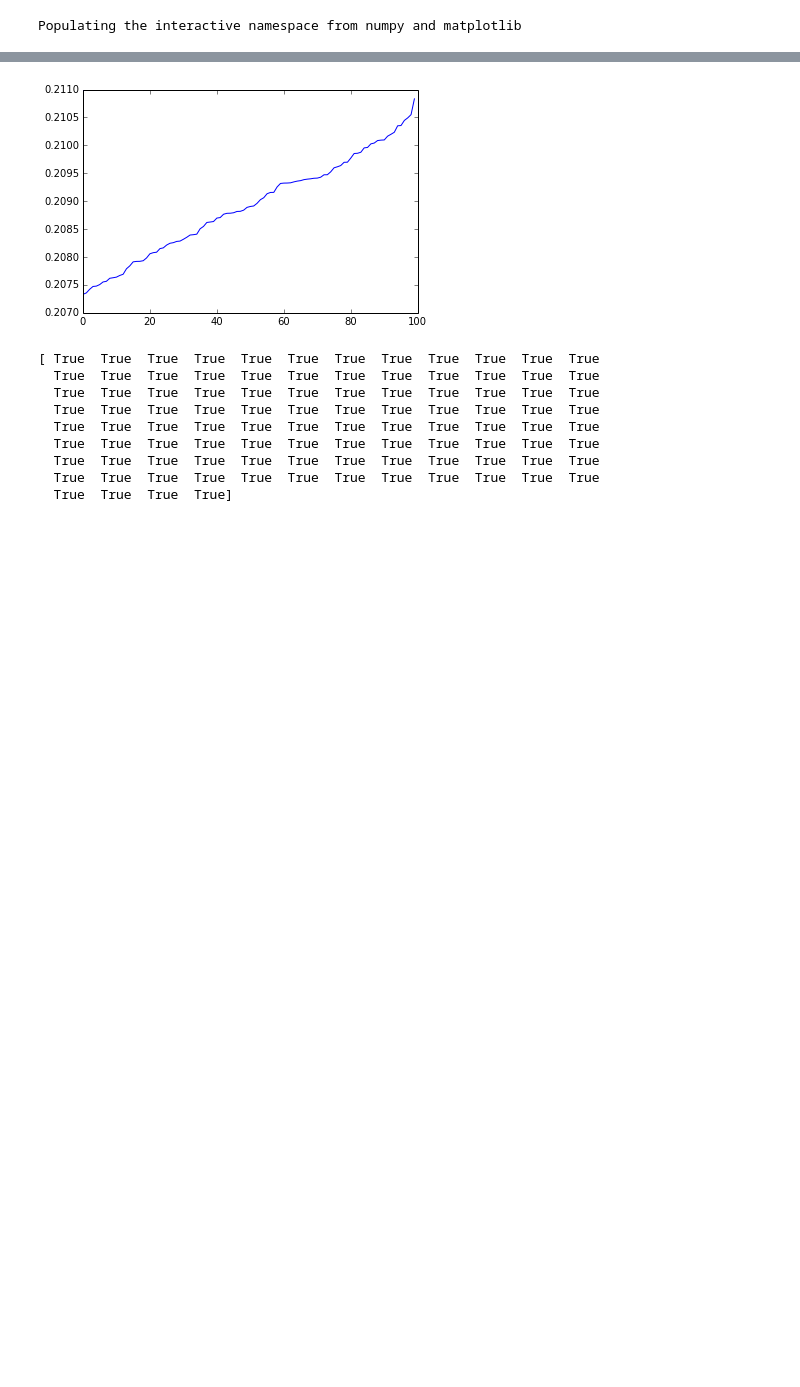
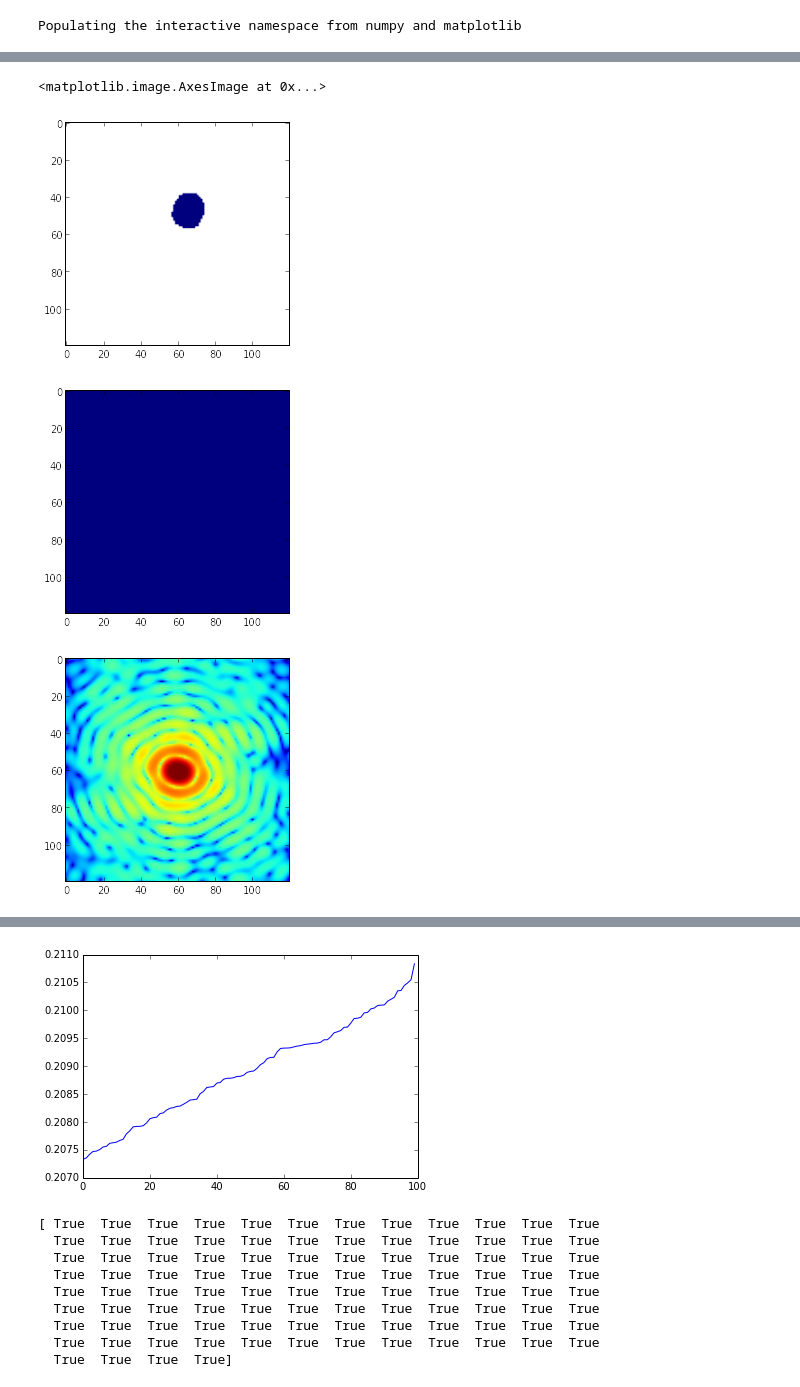
Before and after one commit to mhantke/pbcvcdi, a Jupyter notebook: Phasing2x2-dict.ipynb, the cells around one changed output, grey strips where cells are left out. Saved outputs shown, nothing was run; the diff lists cells and outputs as text; code cells hidden in the pictures; blank space fills up the shorter version.

```diff
--- a/Phasing2x2-dict.ipynb
+++ b/Phasing2x2-dict.ipynb
@@ -94,6 +91,17 @@ O = R.reconstruct()
 rs = O["real_space"]
 fs = O["fourier_space"]
 su = O["support"]
+# %%
+imshow(abs(rs[99,:,:])*log10(10*su[99,:,:]))
+figure()
+imshow(abs(rs[99,:,:]))
+figure()
+imshow(log10(abs(fs[99,:,:])**2),vmin=-1,vmax=6)
+# %% [output]
+<matplotlib.image.AxesImage at 0x...>
+[figure, added]
+[figure, added]
+[figure, added]
 # %%
 for i in linspace(0,fs.shape[0]-1,5):
     fig = figure(figsize=(9,3))
```
Also changed, not shown: parts of 6 cells of this notebook.
